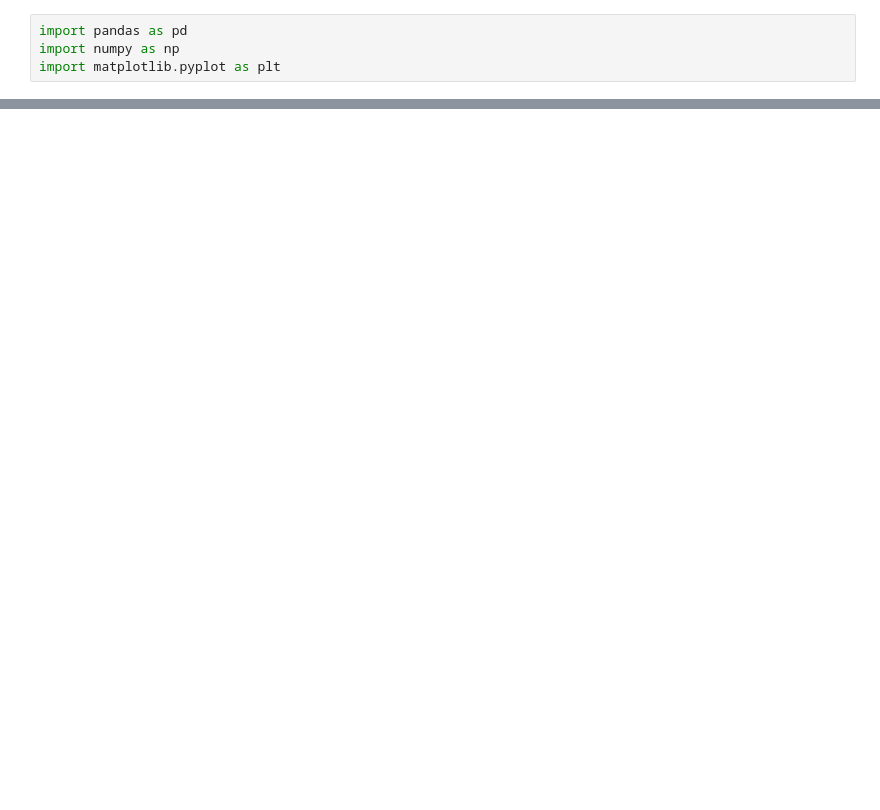
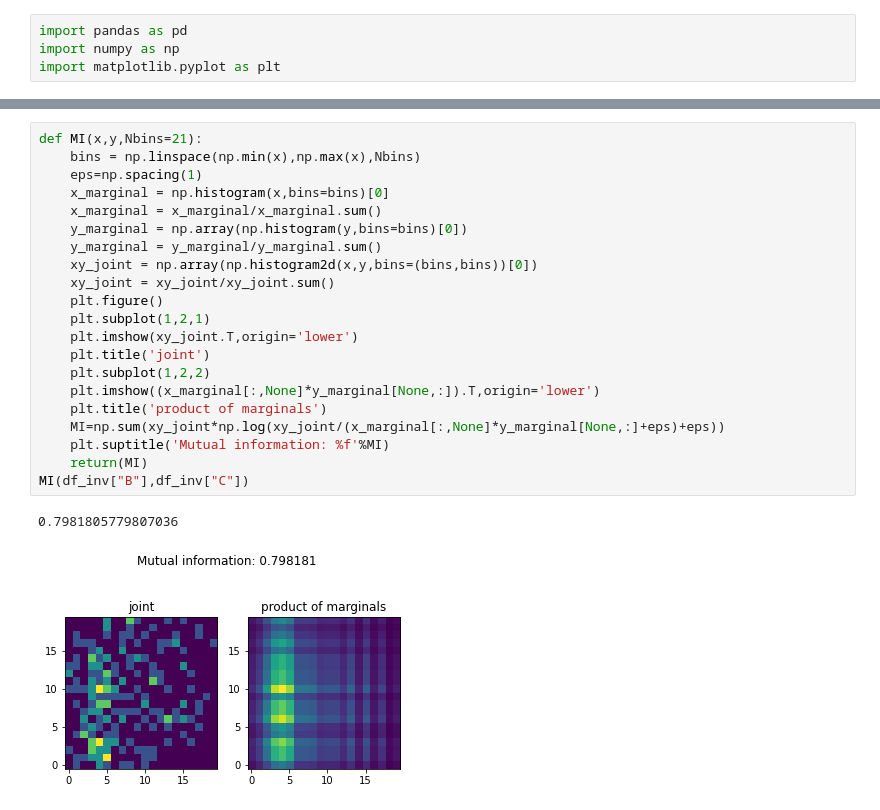
Before and after one commit to kridk999/C9PROJECT3, a Jupyter notebook: proj3_plots.ipynb, the cells around one changed output, grey strips where cells are left out. Cells and saved outputs as stored; diff of their text form; blank space fills up the shorter version.

```diff
--- a/proj3_plots.ipynb
+++ b/proj3_plots.ipynb
@@ -82,0 +135,24 @@ corr.style.background_gradient(cmap='magma')
+# %%
+def MI(x,y,Nbins=21):
+    bins = np.linspace(np.min(x),np.max(x),Nbins)
+    eps=np.spacing(1)
+    x_marginal = np.histogram(x,bins=bins)[0]
+    x_marginal = x_marginal/x_marginal.sum()
+    y_marginal = np.array(np.histogram(y,bins=bins)[0])
+    y_marginal = y_marginal/y_marginal.sum()
+    xy_joint = np.array(np.histogram2d(x,y,bins=(bins,bins))[0])
+    xy_joint = xy_joint/xy_joint.sum()
+    plt.figure()
+    plt.subplot(1,2,1)
+    plt.imshow(xy_joint.T,origin='lower')
+    plt.title('joint')
+    plt.subplot(1,2,2)
+    plt.imshow((x_marginal[:,None]*y_marginal[None,:]).T,origin='lower')
+    plt.title('product of marginals')
+    MI=np.sum(xy_joint*np.log(xy_joint/(x_marginal[:,None]*y_marginal[None,:]+eps)+eps))
+    plt.suptitle('Mutual information: %f'%MI)
+    return(MI)
+MI(df_inv["B"],df_inv["C"])
+# %% [output]
+0.7981805779807036
+[figure, added]
```
Also changed, not shown: parts of 13 cells of this notebook, 8 other files.
